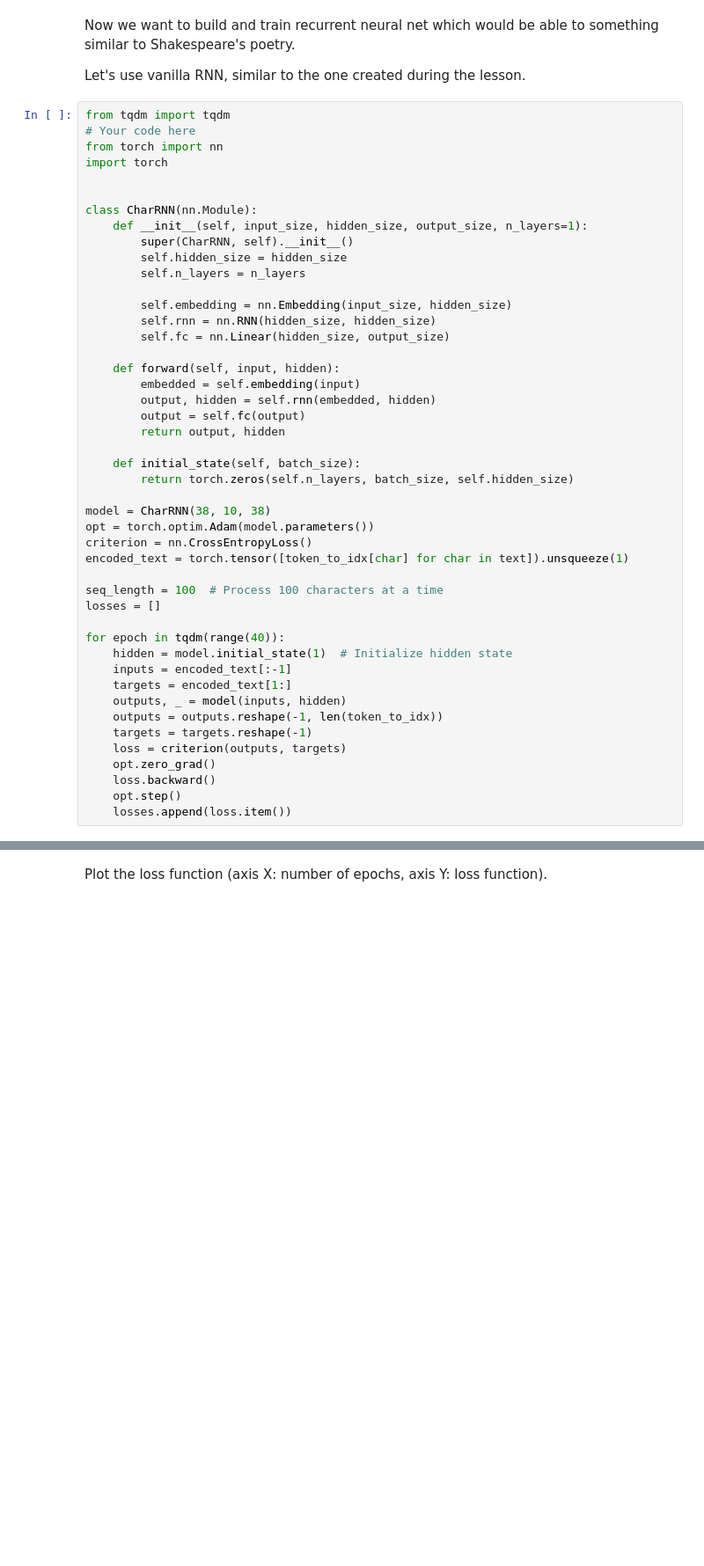
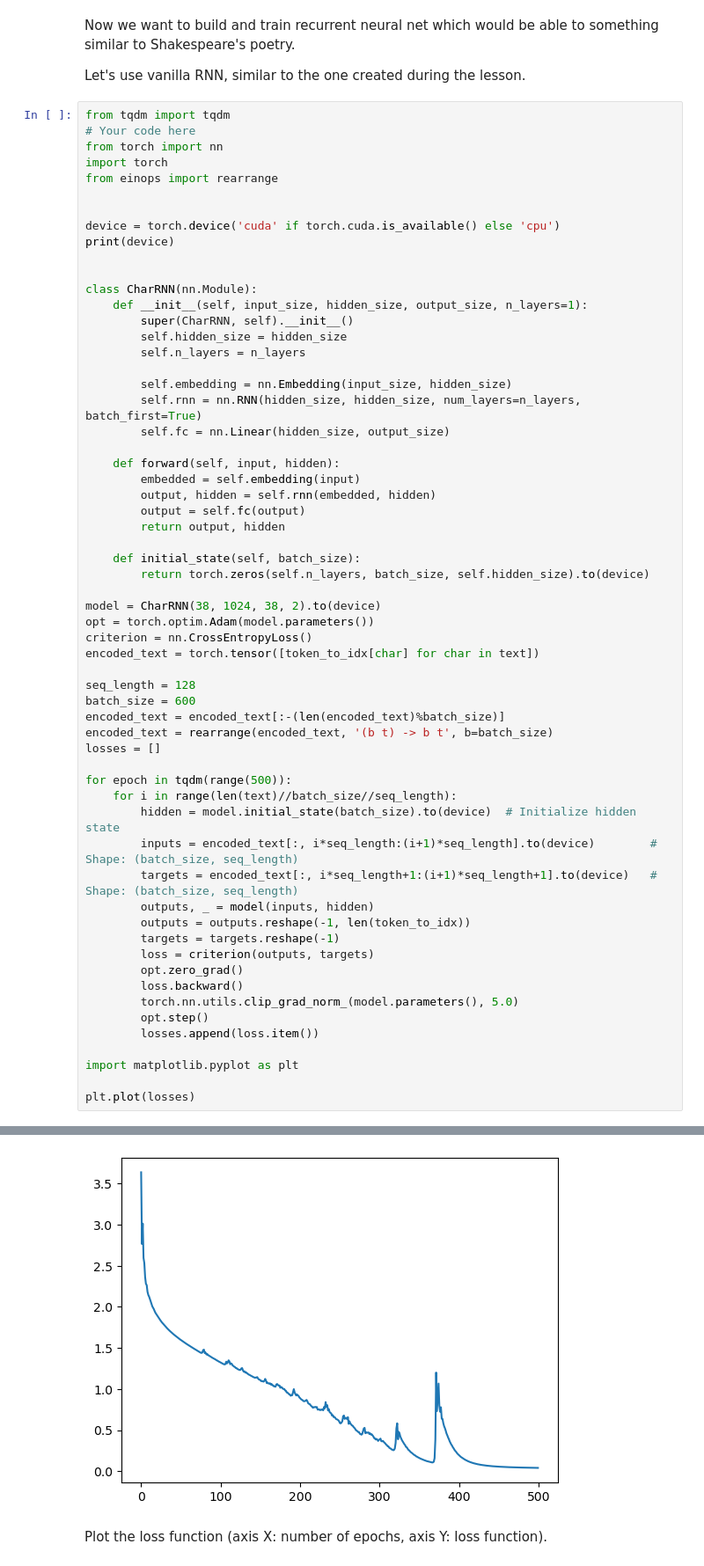
Before and after one commit to Sasha-VAV/ML, a Jupyter notebook: Courses/MIPT_ML_1_Term/Module9/Lab2_DL_part3_poetry.ipynb, the cells around one changed output, grey strips where cells are left out. Shown at 88% size. Saved outputs shown, nothing was run; the diff lists cells and outputs as text; blank space fills up the shorter version.

```diff
--- a/Courses/MIPT_ML_1_Term/Module9/Lab2_DL_part3_poetry.ipynb
+++ b/Courses/MIPT_ML_1_Term/Module9/Lab2_DL_part3_poetry.ipynb
@@ -140,6 +139,11 @@ from tqdm import tqdm
 # Your code here
 from torch import nn
 import torch
+from einops import rearrange
+
+
+device = torch.device('cuda' if torch.cuda.is_available() else 'cpu')
+print(device)
 
 
 class CharRNN(nn.Module):
@@ -149,7 +153,7 @@ class CharRNN(nn.Module):
         self.n_layers = n_layers
 
         self.embedding = nn.Embedding(input_size, hidden_size)
-        self.rnn = nn.RNN(hidden_size, hidden_size)
+        self.rnn = nn.RNN(hidden_size, hidden_size, num_layers=n_layers, batch_first=True)
         self.fc = nn.Linear(hidden_size, output_size)
 
     def forward(self, input, hidden):
@@ -159,25 +163,35 @@ class CharRNN(nn.Module):
         return output, hidden
 
     def initial_state(self, batch_size):
-        return torch.zeros(self.n_layers, batch_size, self.hidden_size)
+        return torch.zeros(self.n_layers, batch_size, self.hidden_size).to(device)
 
-model = CharRNN(38, 10, 38)
+model = CharRNN(38, 1024, 38, 2).to(device)
 opt = torch.optim.Adam(model.parameters())
 criterion = nn.CrossEntropyLoss()
-encoded_text = torch.tensor([token_to_idx[char] for char in text]).unsqueeze(1)
+encoded_text = torch.tensor([token_to_idx[char] for char in text])
 
-seq_length = 100  # Process 100 characters at a time
+seq_length = 128
+batch_size = 600
+encoded_text = encoded_text[:-(len(encoded_text)%batch_size)]
+encoded_text = rearrange(encoded_text, '(b t) -> b t', b=batch_size)
 losses = []
 
-for epoch in tqdm(range(40)):
-    hidden = model.initial_state(1)  # Initialize hidden state
-    inputs = encoded_text[:-1]
-    targets = encoded_text[1:]
-    outputs, _ = model(inputs, hidden)
-    outputs = outputs.reshape(-1, len(token_to_idx))
-    targets = targets.reshape(-1)
-    loss = criterion(outputs, targets)
-    opt.zero_grad()
-    loss.backward()
-    opt.step()
-    losses.append(loss.item())
+for epoch in tqdm(range(500)):
+    for i in range(len(text)//batch_size//seq_length):
+        hidden = model.initial_state(batch_size).to(device)  # Initialize hidden state
+        inputs = encoded_text[:, i*seq_length:(i+1)*seq_length].to(device)        # Shape: (batch_size, seq_length)
+        targets = encoded_text[:, i*seq_length+1:(i+1)*seq_length+1].to(device)   # Shape: (batch_size, seq_length)
+        outputs, _ = model(inputs, hidden)
+        outputs = outputs.reshape(-1, len(token_to_idx))
+        targets = targets.reshape(-1)
+        loss = criterion(outputs, targets)
+        opt.zero_grad()
+        loss.backward()
+        torch.nn.utils.clip_grad_norm_(model.parameters(), 5.0)
+        opt.step()
+        losses.append(loss.item())
+
+import matplotlib.pyplot as plt
+
+plt.plot(losses)
+# %% [output]
@@ -184,2 +200,3 @@ for epoch in tqdm(range(40)):
+[figure, added]
 # %% [markdown]
 Plot the loss function (axis X: number of epochs, axis Y: loss function).
```
Also changed, not shown: parts of 11 cells of this notebook, 6 other files.
